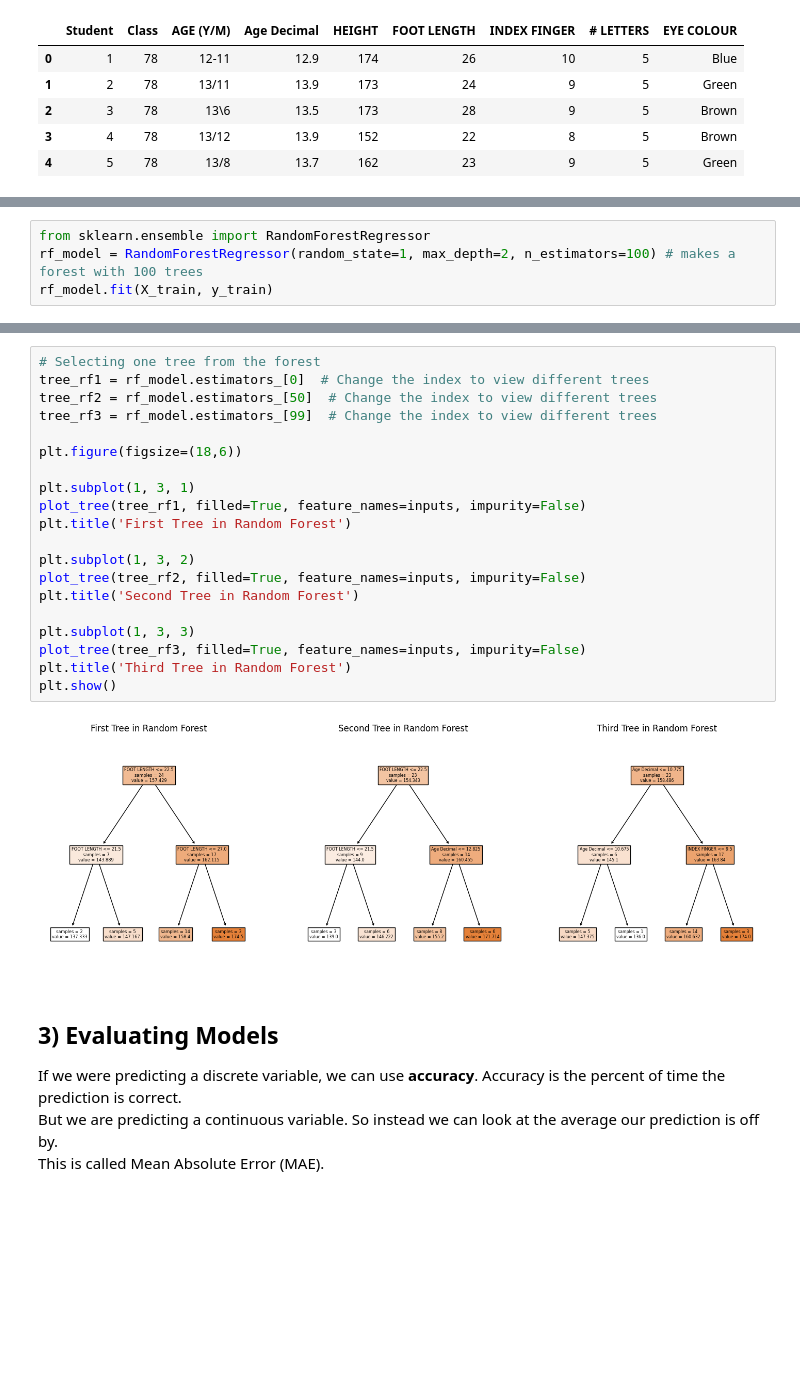
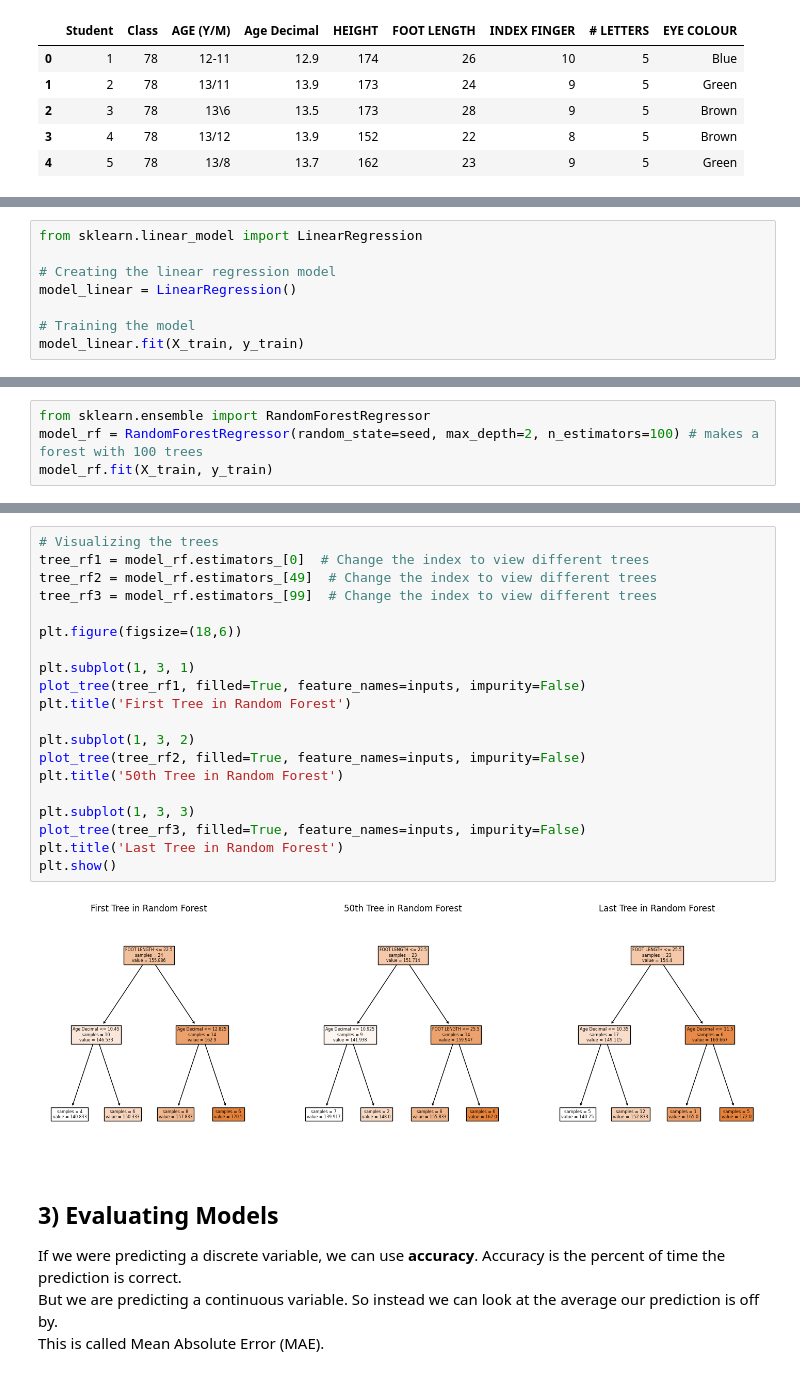
Before and after one commit to sayhellojoel/grade78pythonmath, a Jupyter notebook: Class 3.ipynb, the cells around one changed output, grey strips where cells are left out. Drawn from its saved outputs; the diff is of its cells as text; blank space fills up the shorter version.

```diff
--- a/Class 3.ipynb
+++ b/Class 3.ipynb
@@ -24,0 +40,8 @@ df.head(5)
+# %%
+from sklearn.linear_model import LinearRegression
+
+# Creating the linear regression model
+model_linear = LinearRegression()
+
+# Training the model
+model_linear.fit(X_train, y_train)
@@ -54,5 +96,5 @@ plt.show()
 # %%
 from sklearn.ensemble import RandomForestRegressor
-rf_model = RandomForestRegressor(random_state=1, max_depth=2, n_estimators=100) # makes a forest with 100 trees
-rf_model.fit(X_train, y_train)
+model_rf = RandomForestRegressor(random_state=seed, max_depth=2, n_estimators=100) # makes a forest with 100 trees
+model_rf.fit(X_train, y_train)
 # %% [output]
@@ -67,25 +117,25 @@ pd.DataFrame({'Variables': inputs, 'Importance': rf_model.feature_importances_})
 # %%
-# Selecting one tree from the forest
-tree_rf1 = rf_model.estimators_[0]  # Change the index to view different trees
-tree_rf2 = rf_model.estimators_[50]  # Change the index to view different trees
-tree_rf3 = rf_model.estimators_[99]  # Change the index to view different trees
+# Visualizing the trees
+tree_rf1 = model_rf.estimators_[0]  # Change the index to view different trees
+tree_rf2 = model_rf.estimators_[49]  # Change the index to view different trees
+tree_rf3 = model_rf.estimators_[99]  # Change the index to view different trees
 
 plt.figure(figsize=(18,6))
 
 plt.subplot(1, 3, 1)
 plot_tree(tree_rf1, filled=True, feature_names=inputs, impurity=False)
 plt.title('First Tree in Random Forest')
 
 plt.subplot(1, 3, 2)
 plot_tree(tree_rf2, filled=True, feature_names=inputs, impurity=False)
-plt.title('Second Tree in Random Forest')
+plt.title('50th Tree in Random Forest')
 
 plt.subplot(1, 3, 3)
 plot_tree(tree_rf3, filled=True, feature_names=inputs, impurity=False)
-plt.title('Third Tree in Random Forest')
+plt.title('Last Tree in Random Forest')
 plt.show()
 # %% [output]
-[figure, old version]
+[figure, new version]
 # %% [markdown]
 ## 3) Evaluating Models
 If we were predicting a discrete variable, we can use <b>accuracy</b>. Accuracy is the percent of time the prediction is correct.
```
Also changed, not shown: parts of 17 cells of this notebook.
